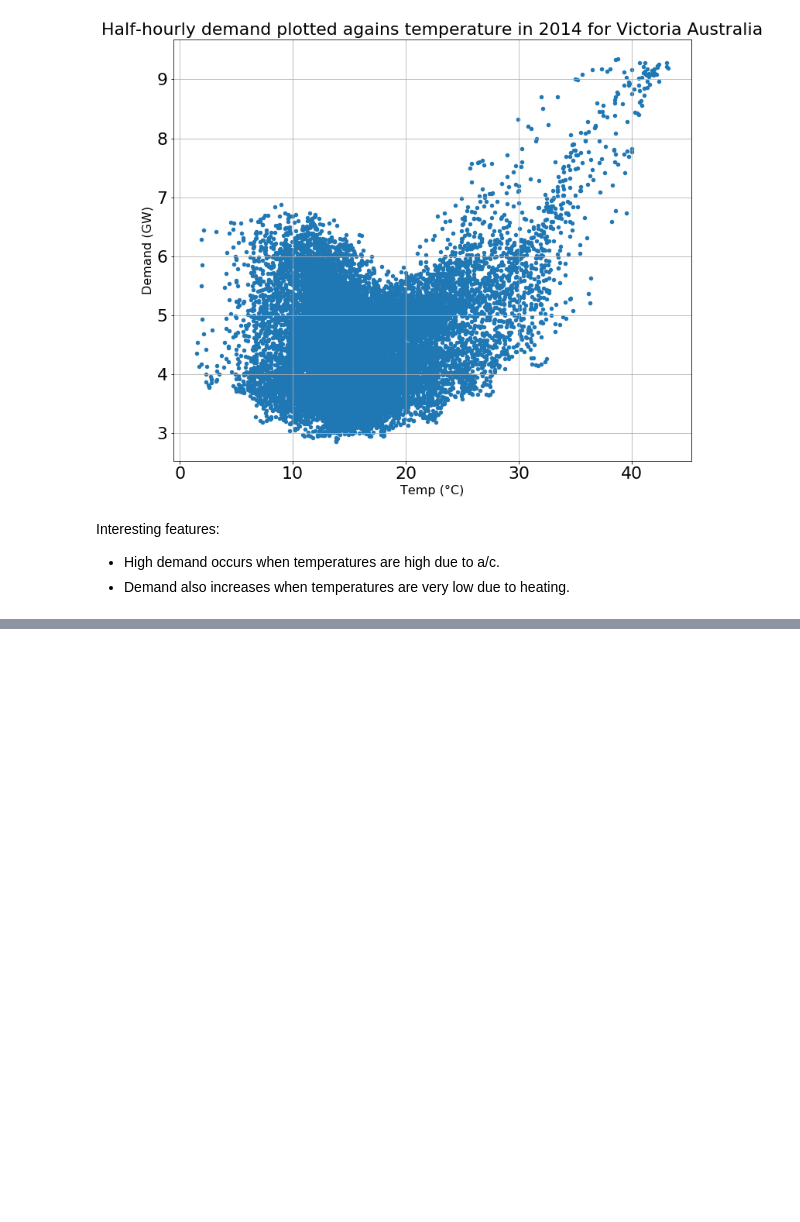
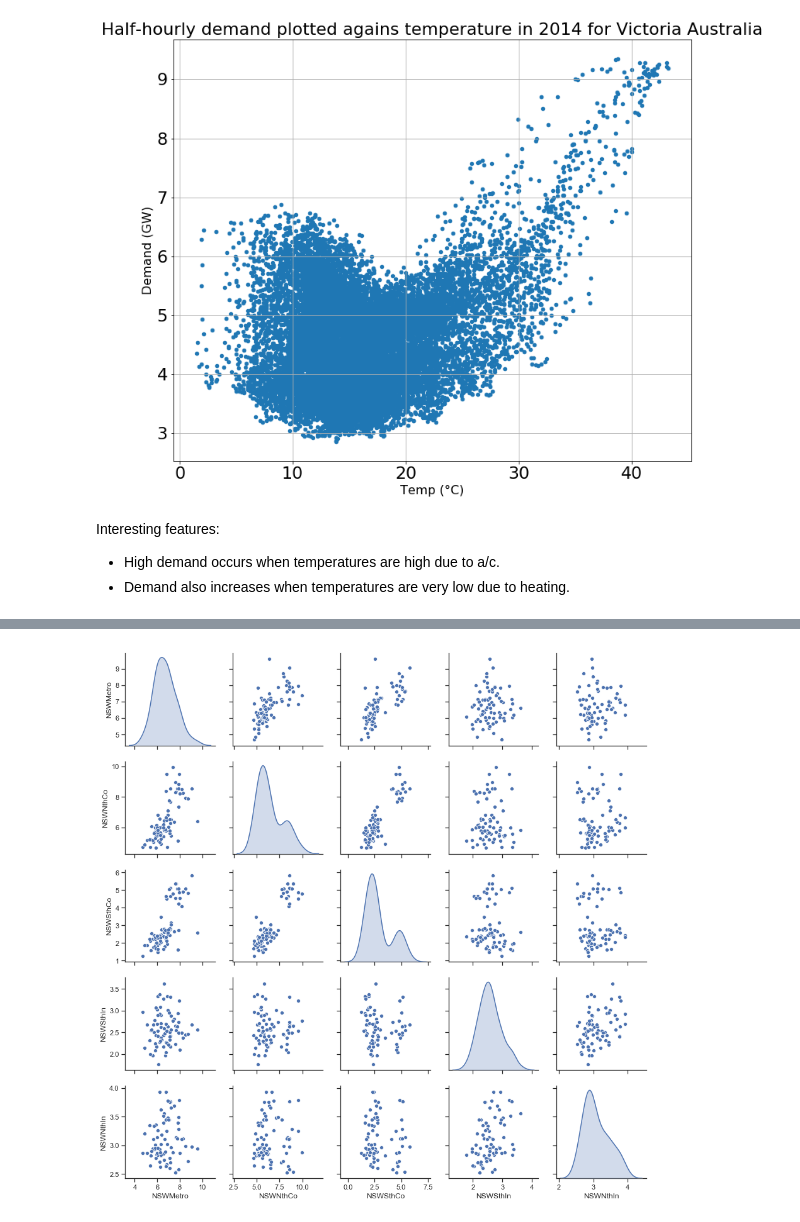
Before and after one commit to robahall/tswalkthrough, a Jupyter notebook: notebooks/1.0-rah-ch2_time_series_graphics.ipynb, the cells around one changed output, grey strips where cells are left out. Drawn from its saved outputs; the diff is of its cells as text; code cells hidden in the pictures; blank space fills up the shorter version.

Commit message:
Working on lag plots.

```diff
--- a/notebooks/1.0-rah-ch2_time_series_graphics.ipynb
+++ b/notebooks/1.0-rah-ch2_time_series_graphics.ipynb
@@ -172,0 +175,5 @@ Interesting features:
+# %%
+elecdemand = pd.read_csv(r"..\data\visnights.csv")
+elecdemand['index'] = elecdemand['index'].str.replace(" ", "-")
+elecdemand['index'] = pd.to_datetime(elecdemand['index'])
+elecdemand.set_index('index', inplace = True)
@@ -172,0 +190,7 @@ Interesting features:
+# %%
+import seaborn as sns
+sns.set(style="ticks")
+
+ax = sns.pairplot(elecdemand.iloc[:,0:5], diag_kind="kde")
+# %% [output]
+[figure, added]
```
Also changed, not shown: parts of 10 cells of this notebook.
